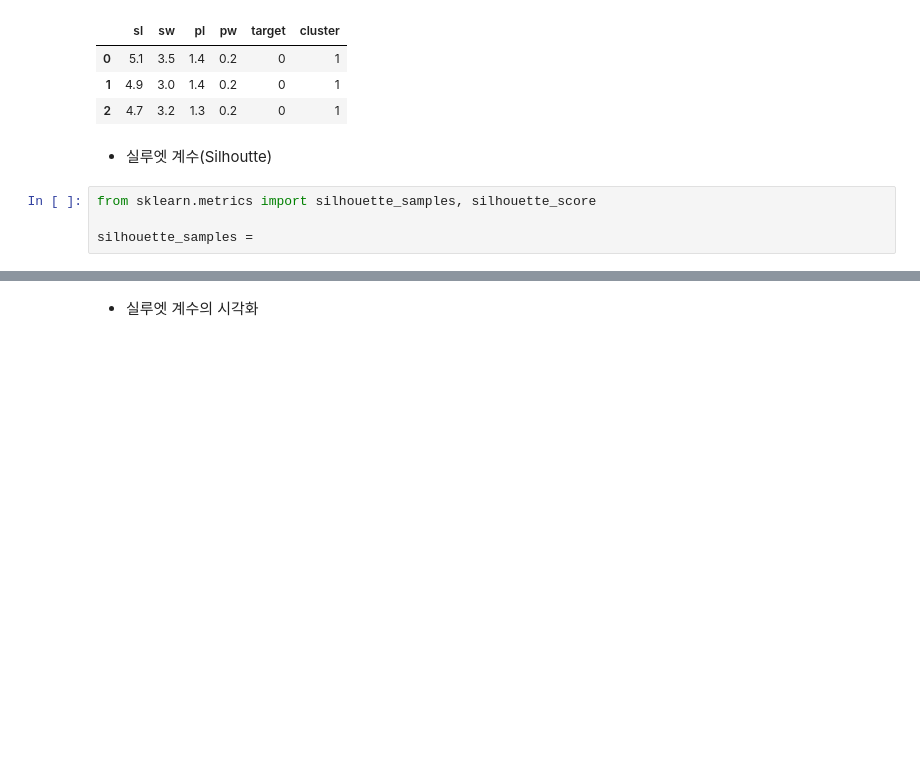
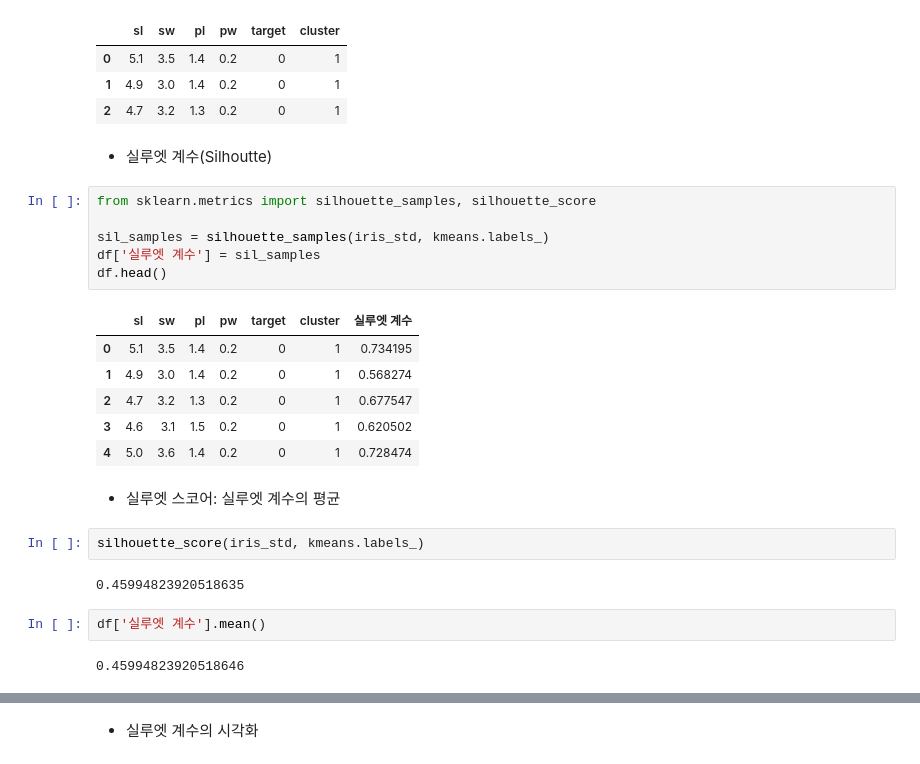
Before and after one commit to strongsm/MachineLearning-2021-12-20, a Jupyter notebook: 05.PCA _및_군집화/13.실루엣분석.ipynb, the cells around one changed output, grey strips where cells are left out. Saved outputs shown, nothing was run; the diff lists cells and outputs as text; blank space fills up the shorter version.

```diff
--- a/05.PCA _및_군집화/13.실루엣분석.ipynb
+++ b/05.PCA _및_군집화/13.실루엣분석.ipynb
@@ -32,4 +32,23 @@ df.head(3)
 # %%
 from sklearn.metrics import silhouette_samples, silhouette_score
 
-silhouette_samples =
+sil_samples = silhouette_samples(iris_std, kmeans.labels_)
+df['실루엣 계수'] = sil_samples
+df.head()
+# %% [output]
+|  | sl | sw | pl | pw | target | cluster | 실루엣 계수 |
+| 0 | 5.1 | 3.5 | 1.4 | 0.2 | 0 | 1 | 0.734195 |
+| 1 | 4.9 | 3.0 | 1.4 | 0.2 | 0 | 1 | 0.568274 |
+| 2 | 4.7 | 3.2 | 1.3 | 0.2 | 0 | 1 | 0.677547 |
+| 3 | 4.6 | 3.1 | 1.5 | 0.2 | 0 | 1 | 0.620502 |
+| 4 | 5.0 | 3.6 | 1.4 | 0.2 | 0 | 1 | 0.728474 |
+# %% [markdown]
+- 실루엣 스코어: 실루엣 계수의 평균
+# %%
+silhouette_score(iris_std, kmeans.labels_)
+# %% [output]
+0.45994823920518635
+# %%
+df['실루엣 계수'].mean()
+# %% [output]
+0.45994823920518646
```
Also changed, not shown: parts of 1 cell of this notebook, 1 other file.
